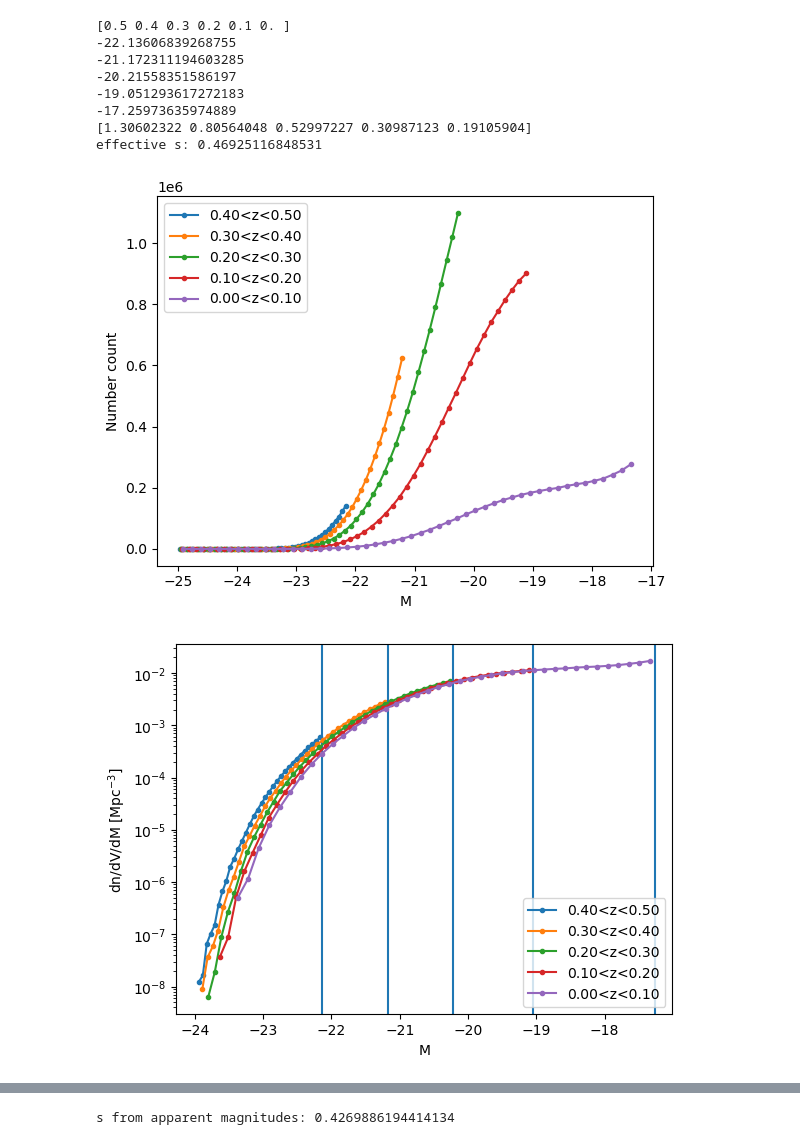
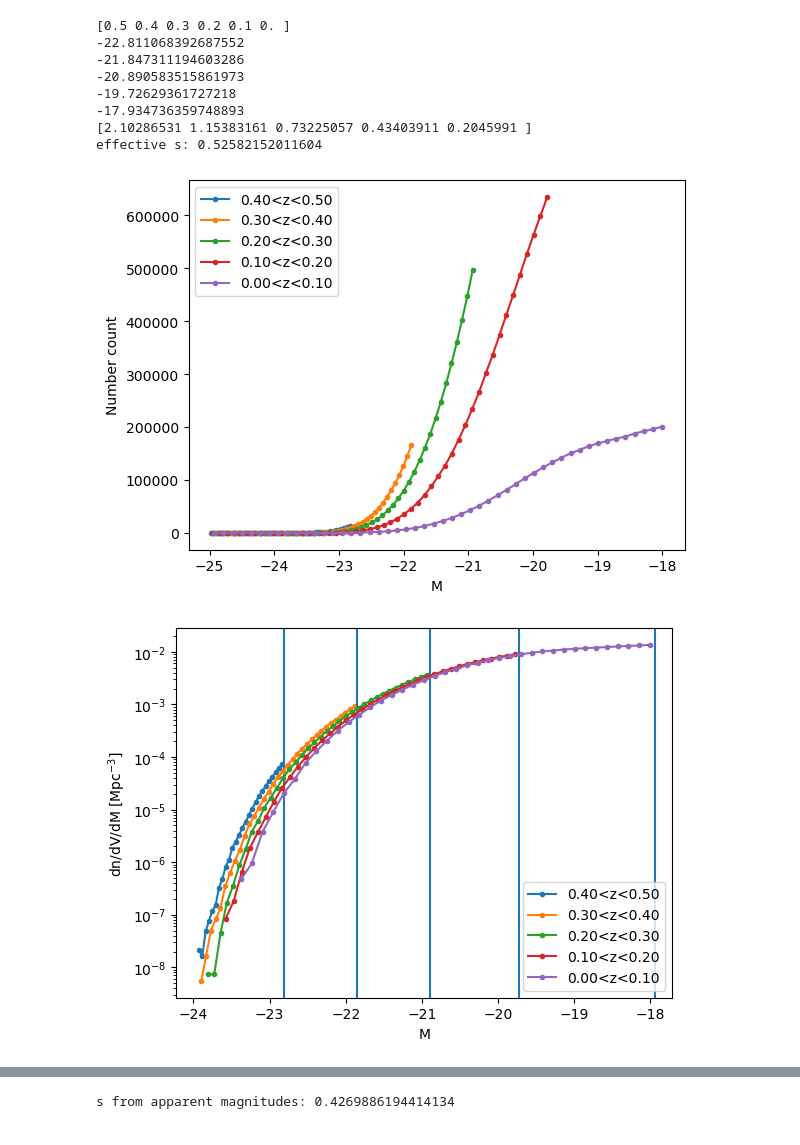
Before and after one commit to JadePiat/Relativistic_effects, a Jupyter notebook: luminosity_function.ipynb, the cells around one changed output, grey strips where cells are left out. Cells and saved outputs as stored; diff of their text form; code cells hidden in the pictures.

```diff
--- a/luminosity_function.ipynb
+++ b/luminosity_function.ipynb
@@ -49,7 +49,7 @@ for i in range(znbins):
     Mi = M[(z<zbins[i])&(z>=zbins[i+1])]
     colori = color[(z<zbins[i])&(z>=zbins[i+1])]
 
-    M_lim = kcorr_r.absolute_magnitude(20.175,np.array([zbins[i]]),np.array([np.max(colori)]))[0]
+    M_lim = kcorr_r.absolute_magnitude(19.5,np.array([zbins[i]]),np.array([np.max(colori)]))[0]
     print(M_lim)
 
     N = len(Mi[Mi<=M_lim])
@@ -74,39 +74,39 @@ for i in range(znbins):
     s_eff += s[i]*N
     N_tot += N
 
     ax1.plot(Mc, Nc, marker = '.', label = '{0:.2f}<z<{1:.2f}'.format(zbins[i+1],zbins[i]))
     ax1.set_xlabel('M')
     ax1.set_ylabel('Number count')
     ax1.legend()
 
     ax2.plot(Mc[valid], LF[valid], marker = '.', label = '{0:.2f}<z<{1:.2f}'.format(zbins[i+1],zbins[i]))
     ax2.set_xlabel('M')
     ax2.set_ylabel('dn/dV/dM [Mpc$^{-3}$]')
     ax2.set_yscale('log')
     ax2.axvline(M_lim)
     ax2.legend()
 
 #plt.figure()
 #plt.xlabel('z')
 #plt.ylabel('comoving number density')
 #plt.plot(zc, n1)
 #plt.plot(zc, n2,'--')
 
 plt.figure()
 plt.xlabel('z')
 plt.ylabel('s')
 plt.plot(zc, s)
 
 print(s)
 print('effective s:', s_eff/N_tot)
 # %% [output]
 [0.5 0.4 0.3 0.2 0.1 0. ]
--22.13606839268755
--21.172311194603285
--20.21558351586197
--19.051293617272183
--17.25973635974889
-[1.30602322 0.80564048 0.52997227 0.30987123 0.19105904]
-effective s: 0.46925116848531
+-22.811068392687552
+-21.847311194603286
+-20.890583515861973
+-19.72629361727218
+-17.934736359748893
+[2.10286531 1.15383161 0.73225057 0.43403911 0.2045991 ]
+effective s: 0.52582152011604
-[figure, old version]
+[figure, new version]
-[figure, old version]
+[figure, new version]
```
Also changed, not shown: parts of 1 cell of this notebook, 3 other files.
